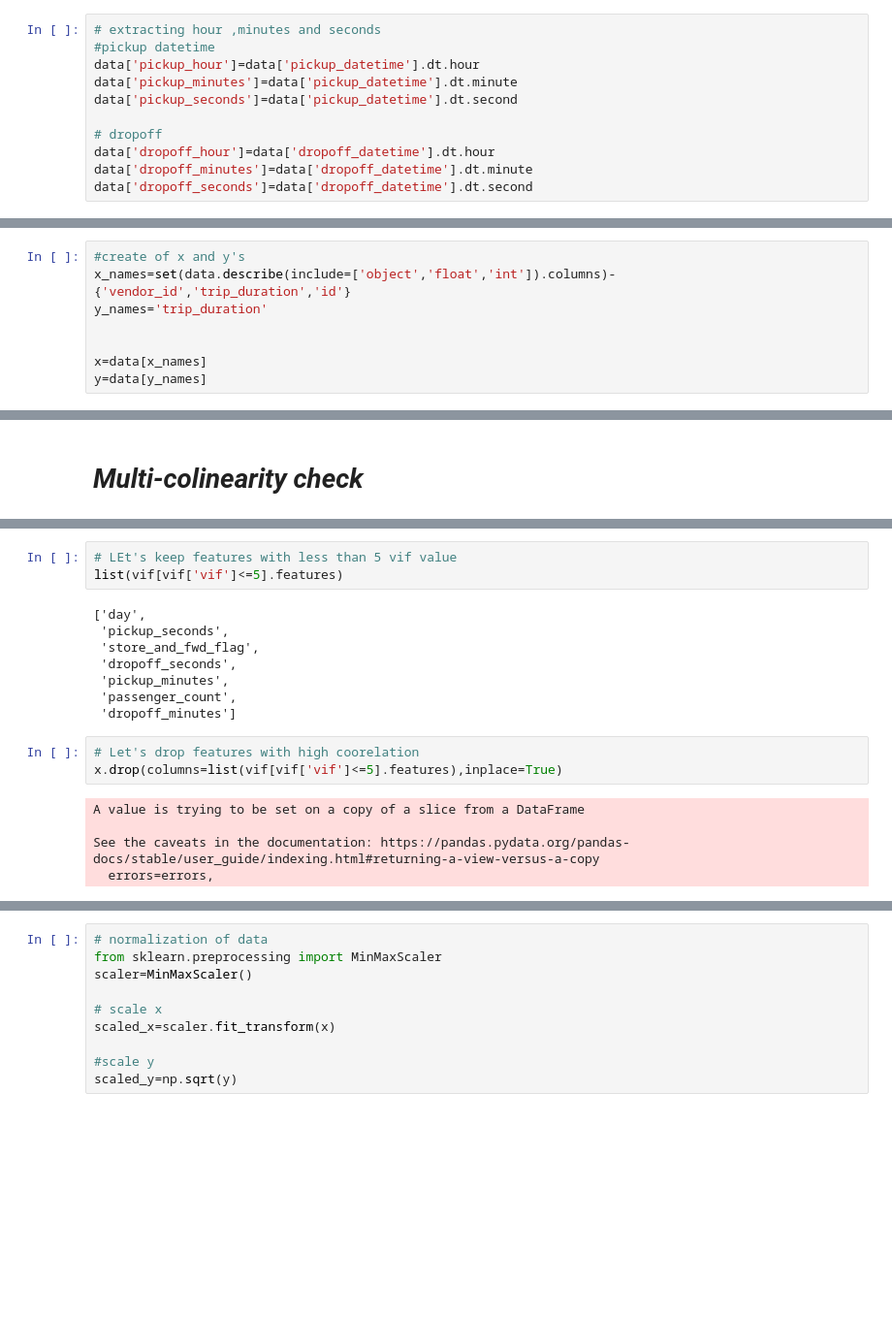
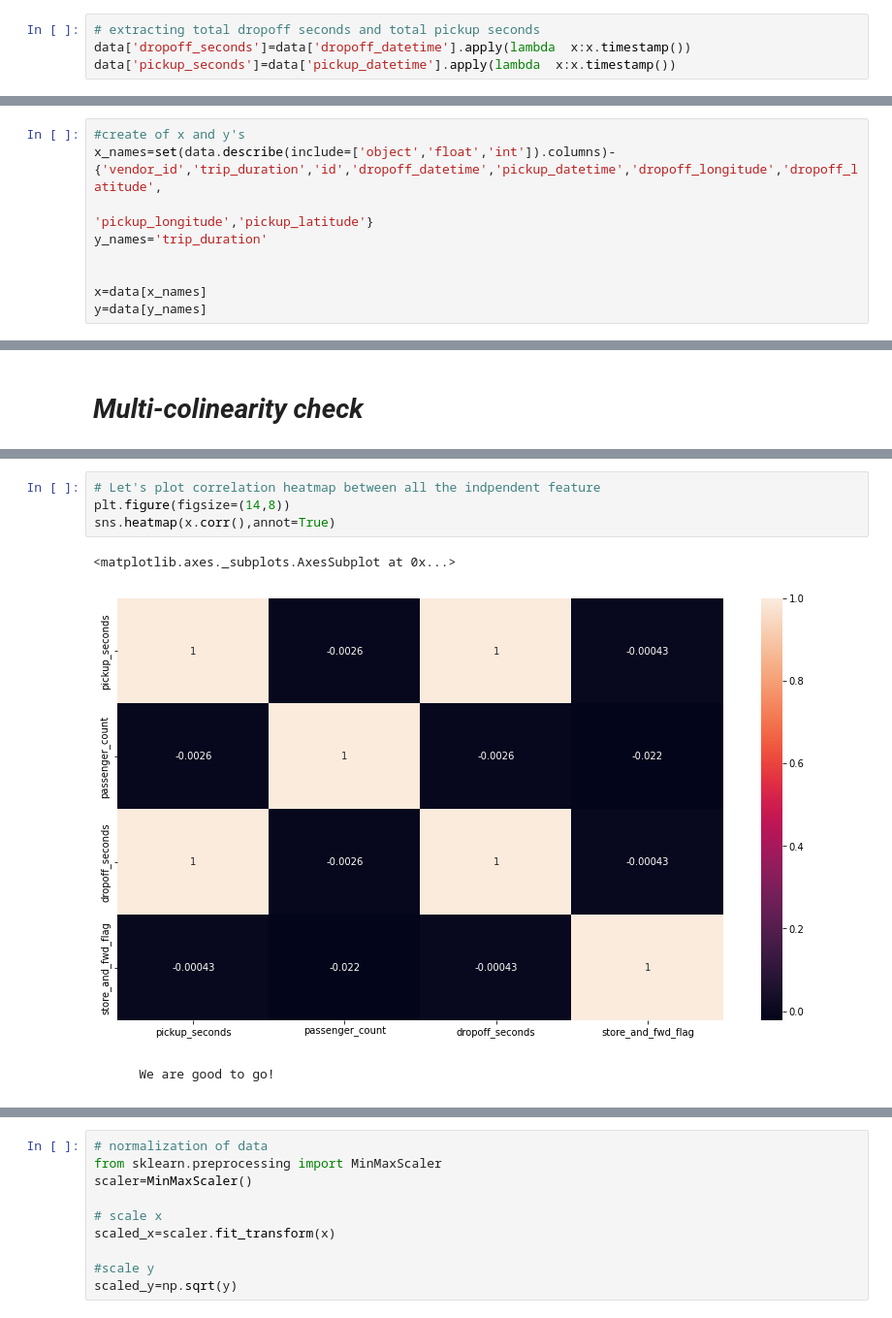
Before and after one commit to ajayn3300/NYC-_Taxi_Trip_Time-Prediction---Regression, a Jupyter notebook: NYC_Taxi_Trip_Time_Prediction_Capstone_Project.ipynb, the cells around one changed output, grey strips where cells are left out. Shown at 97% size. Drawn from its saved outputs; the diff is of its cells as text; blank space fills up the shorter version.

```diff
--- a/NYC_Taxi_Trip_Time_Prediction_Capstone_Project.ipynb
+++ b/NYC_Taxi_Trip_Time_Prediction_Capstone_Project.ipynb
@@ -293,14 +289,7 @@ data['day']=data['dropoff_datetime'].dt.day
-# %%
-# extracting hour ,minutes and seconds
-#pickup datetime
-data['pickup_hour']=data['pickup_datetime'].dt.hour
-data['pickup_minutes']=data['pickup_datetime'].dt.minute
-data['pickup_seconds']=data['pickup_datetime'].dt.second
-
-# dropoff
-data['dropoff_hour']=data['dropoff_datetime'].dt.hour
-data['dropoff_minutes']=data['dropoff_datetime'].dt.minute
-data['dropoff_seconds']=data['dropoff_datetime'].dt.second
+# %%
+# extracting total dropoff seconds and total pickup seconds
+data['dropoff_seconds']=data['dropoff_datetime'].apply(lambda  x:x.timestamp())
+data['pickup_seconds']=data['pickup_datetime'].apply(lambda  x:x.timestamp())
 # %%
 # Let's check our dataframe
 data.head(3)
@@ -311,7 +300,8 @@ data.head(3)
 | 3 | id3504673 | 2 | 2016-04-06 19:32:31 | 2016-04-06 19:39:40 | 1 | -74.010040 | ... |
 # %%
 #create of x and y's
-x_names=set(data.describe(include=['object','float','int']).columns)-{'vendor_id','trip_duration','id'}
+x_names=set(data.describe(include=['object','float','int']).columns)-{'vendor_id','trip_duration','id','dropoff_datetime','pickup_datetime','dropoff_longitude','dropoff_latitude',
+                                                                      'pickup_longitude','pickup_latitude'}
 y_names='trip_duration'
 
 
@@ -385,22 +343,12 @@ vif
-# %%
-# LEt's keep features with less than 5 vif value
-list(vif[vif['vif']<=5].features)
-# %% [output]
-['day',
- 'pickup_seconds',
- 'store_and_fwd_flag',
- 'dropoff_seconds',
- 'pickup_minutes',
- 'passenger_count',
- 'dropoff_minutes']
-# %%
-# Let's drop features with high coorelation
-x.drop(columns=list(vif[vif['vif']<=5].features),inplace=True)
-# %% [output]
-A value is trying to be set on a copy of a slice from a DataFrame
-
-See the caveats in the documentation: https://pandas.pydata.org/pandas-docs/stable/user_guide/indexing.html#returning-a-view-versus-a-copy
-  errors=errors,
+# %%
+# Let's plot correlation heatmap between all the indpendent feature
+plt.figure(figsize=(14,8))
+sns.heatmap(x.corr(),annot=True)
+# %% [output]
+<matplotlib.axes._subplots.AxesSubplot at 0x...>
+[figure, added]
+# %% [markdown]
+        We are good to go!
 # %%
 #sample X
 x.sample(3)
```
Also changed, not shown: parts of 12 cells of this notebook.
